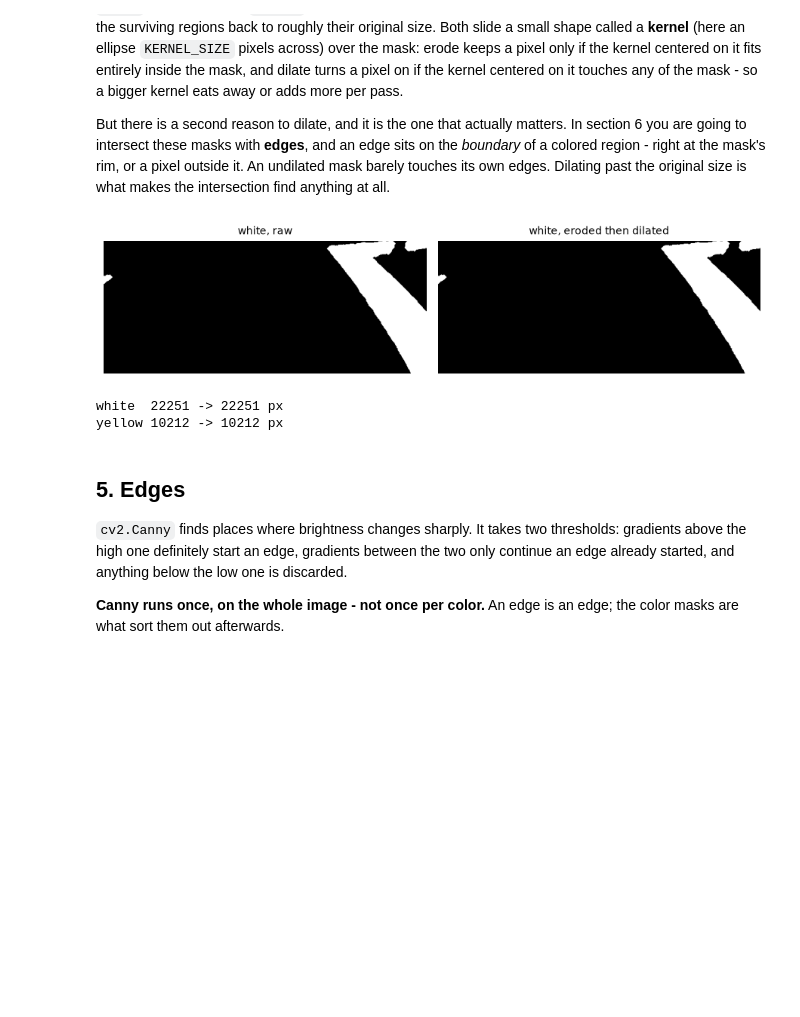
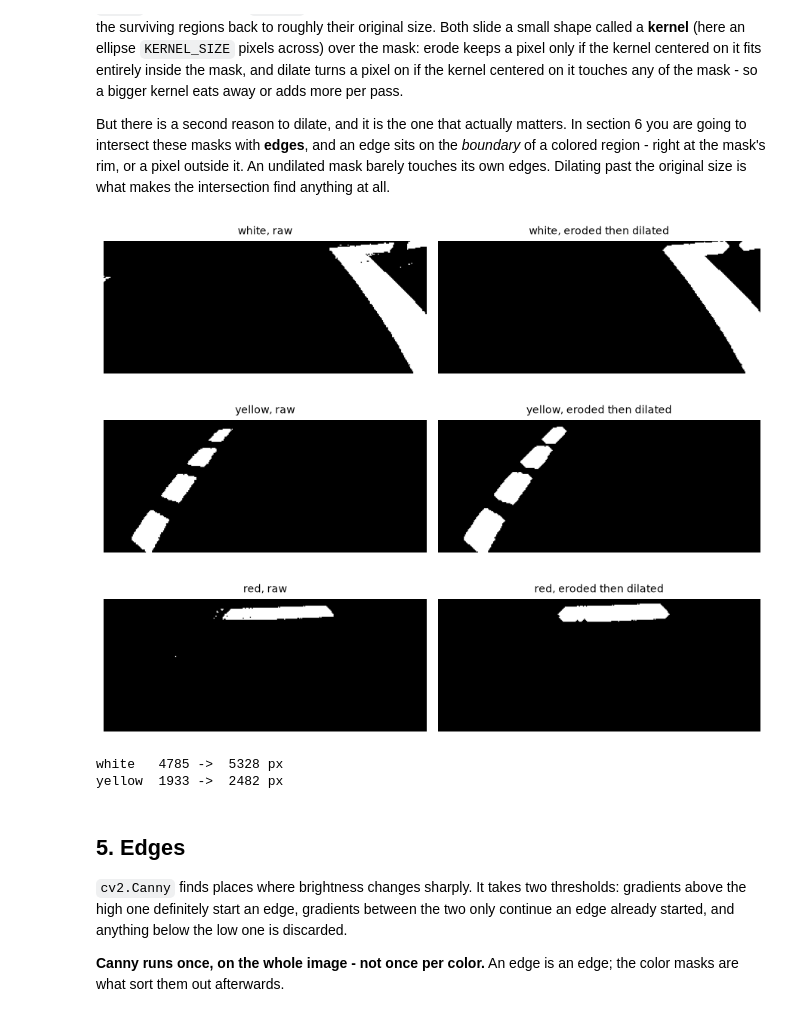
Before and after one commit to bja1701/dt_lab4, a Jupyter notebook: notebooks/lane_detection_activity.ipynb, the cells around one changed output. Saved outputs shown, nothing was run; the diff lists cells and outputs as text; code cells hidden in the pictures; blank space fills up the shorter version.

```diff
--- a/notebooks/lane_detection_activity.ipynb
+++ b/notebooks/lane_detection_activity.ipynb
@@ -102,7 +104,7 @@ Two separate reasons for those two steps, and it is worth keeping them apart:
 * Crop is about relevance - What part of the image do you want to see?
 # %%
 # TODO: Tune parameters to what you think it should be for your bot.
-IMG_SIZE = (640,480)       # (width, height). The original is (640, 480); keep its aspect ratio.
+IMG_SIZE = (320, 240)       # (width, height). The original is (640, 480); keep its aspect ratio.
 TOP_CUTOFF = .45     # fraction of top of image to throw away (to remove non-road or far away road)
 
 # Resize
@@ -224,7 +229,7 @@ are as good as you can get them.
 #
 # Use the numbers you printed in section 2 as a starting point, then adjust
 # while watching the pictures below.
-WHITE_LOW,  WHITE_HIGH  = np.array([70, 40, 110]), np.array([130, 150, 250])
+WHITE_LOW,  WHITE_HIGH  = np.array([80, 40, 130]), np.array([130, 75, 250])
 YELLOW_LOW, YELLOW_HIGH = np.array([15, 60, 80]), np.array([60, 220, 220])
 
 mask_white  = cv2.inRange(hsv, WHITE_LOW,  WHITE_HIGH)
@@ -246,11 +251,16 @@ the cut - some red pixels land near H=0 and some near H=179. No single
 
 NOTE: You may not need both ranges in practice but it is good to know how to handle it!
 # %%
+# Print the HSV values for the points of interest.
+print(f"{'':22s} {'H':>5s} {'S':>5s} {'V':>5s}")
+for name, (x, y) in points.items():
+    print(f"{name:22s} {hsv[y,x,0]:5d} {hsv[y,x,1]:5d} {hsv[y,x,2]:5d}")
+
 # TODO: Find two ranges, one at each end of the hue circle, combined with
 # cv2.bitwise_or. Red near H=0 and red near H=179 are the same color.
 # red values 174   104   174
-RED_LOW_1, RED_HIGH_1 = np.array([150, 50, 100]), np.array([210, 200, 255])
-RED_LOW_2, RED_HIGH_2 = np.array([0, 0, 0]), np.array([10, 20, 60])
+RED_LOW_1, RED_HIGH_1 = np.array([135, 80, 95]), np.array([179, 185, 200])
+RED_LOW_2, RED_HIGH_2 = np.array([0, 80, 95]), np.array([21, 185, 200])
 
 # TODO: Write your cv2.inRange calls and combine the two masks with cv2.bitwise_or
 
@@ -282,32 +297,37 @@ all.
 # %%
 # TODO: Tune these parameters
 KERNEL_SIZE = 3
 ERODE_ITERS = 2
 DILATE_ITERS = 4
 
 kernel = cv2.getStructuringElement(cv2.MORPH_ELLIPSE, (KERNEL_SIZE, KERNEL_SIZE))
 
 def clean(mask):
     # TODO: erode to drop speckle, then dilate. Remember the second reason for
     # the dilation - the mask has to reach out over the Canny edges you find in
     # section 6.
-    m = mask          # TODO: cv2.erode(...)
-    m = m             # TODO: cv2.dilate(...)
-    cv2.erode(m, kernel, m, iterations=ERODE_ITERS)
-    cv2.dilate(m, kernel, m, iterations=DILATE_ITERS)
+    m = cv2.erode(mask, kernel, iterations=ERODE_ITERS);          # TODO: cv2.erode(...)
+    m = cv2.dilate(m, kernel, iterations=DILATE_ITERS);             # TODO: cv2.dilate(...)
+    # cv2.erode(m, kernel, m, iterations=ERODE_ITERS)
+    # cv2.dilate(m, kernel, m, iterations=DILATE_ITERS)
     return m
 
 clean_white  = clean(mask_white)
 clean_yellow = clean(mask_yellow)
 clean_red    = clean(mask_red)
 
 show(mask_white, clean_white, titles=["white, raw", "white, eroded then dilated"], size=4.5)
+show(mask_yellow, clean_yellow, titles=["yellow, raw", "yellow, eroded then dilated"], size=4.5)
+show(mask_red, clean_red, titles=["red, raw", "red, eroded then dilated"], size=4.5)
+
 print(f"white  {int(mask_white.sum()//255):5d} -> {int(clean_white.sum()//255):5d} px")
 print(f"yellow {int(mask_yellow.sum()//255):5d} -> {int(clean_yellow.sum()//255):5d} px")
 # %% [output]
-[figure, old version]
+[figure, new version]
+[figure, added]
+[figure, added]
-white  22251 -> 22251 px
-yellow 10212 -> 10212 px
+white   4785 ->  5328 px
+yellow  1933 ->  2482 px
 # %% [markdown]
 ## 5. Edges
 
```
Also changed, not shown: parts of 11 cells of this notebook.
